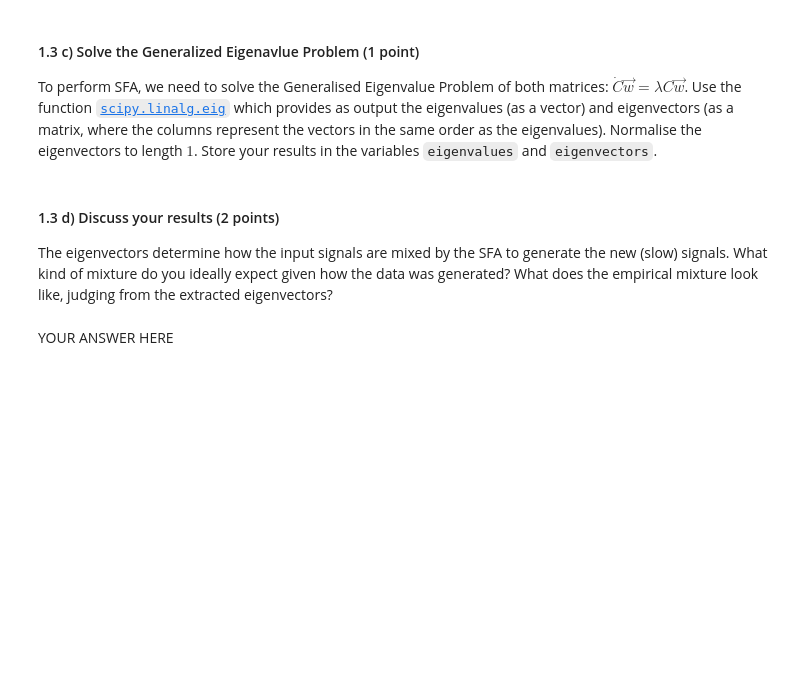
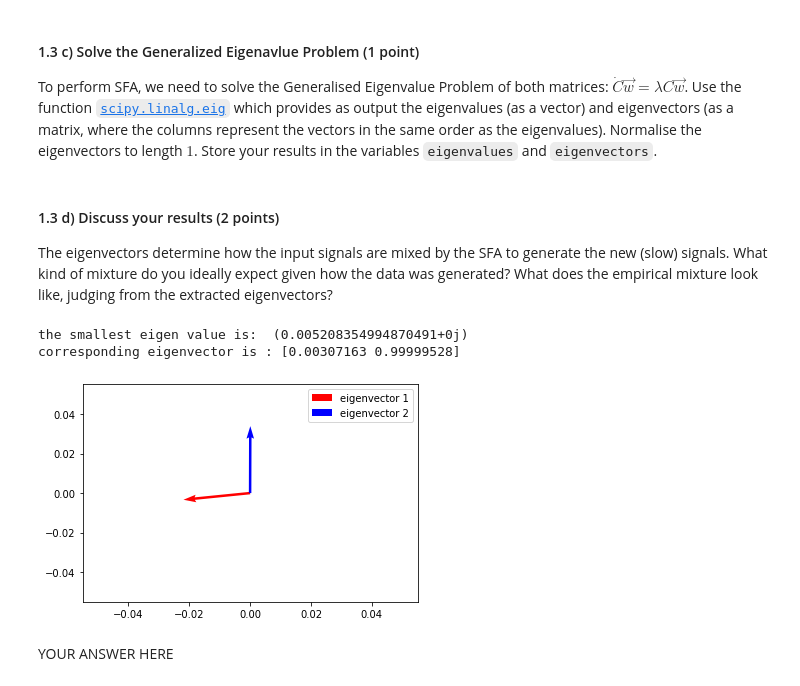
Before and after one commit to Erfan7bt/MHBF, a Jupyter notebook: 2-sfa/sfa.ipynb, the cells around one changed output. Saved outputs shown, nothing was run; the diff lists cells and outputs as text; code cells hidden in the pictures; blank space fills up the shorter version.

```diff
--- a/2-sfa/sfa.ipynb
+++ b/2-sfa/sfa.ipynb
@@ -140,3 +147,9 @@ raise NotImplementedError()
+# %%
+X = np.stack((signal1,signal2))
+C = np.cov(X)
+
+assert X.shape == (2,1000)
+assert C.shape == (2,2)
 # %%
 """ Test that variables `X` and `C` are defined """
 
@@ -152,3 +162,6 @@ raise NotImplementedError()
+# %%
+C_dot = (np.diff(X)@np.diff(X).T)/(T-1)
+assert C_dot.shape == (2,2)
 # %%
 """ Test that variable `C_dot` is defined """
 
@@ -163,3 +173,7 @@ raise NotImplementedError()
+# %%
+eigenvalues, eigenvectors = scipy.linalg.eig(a=C_dot, b=C)
+
+# Question : as per the documentation the eigenvectors are already normalised
 # %%
 """ Test that variables `eigenvalues` and `eigenvectors` are defined """
 
@@ -174,3 +185,24 @@ raise NotImplementedError()
+# %%
+# YOUR CODE HERE
+
+origin = [0, 0]
+
+ev1 = eigenvectors[:,0]
+ev2 = eigenvectors[:,1]
+# print (eigenvalues[0])
+print ('the smallest eigen value is: ' ,
+       eigenvalues[1])
+print("corresponding eigenvector is :",
+      ev2)
+plt.quiver(*origin, *ev1, color=['r'], scale=5,label='eigenvector 1')
+plt.quiver(*origin, *ev2, color=['b'], scale=5,label='eigenvector 2')
+plt.legend()
+plt.show()
+# raise NotImplementedError()
+# %% [output]
+the smallest eigen value is:  (0.005208354994870491+0j)
+corresponding eigenvector is : [0.00307163 0.99999528]
+[figure, added]
 # %% [markdown]
 YOUR ANSWER HERE
 # %% [markdown]
```
Also changed, not shown: parts of 36 cells of this notebook.
